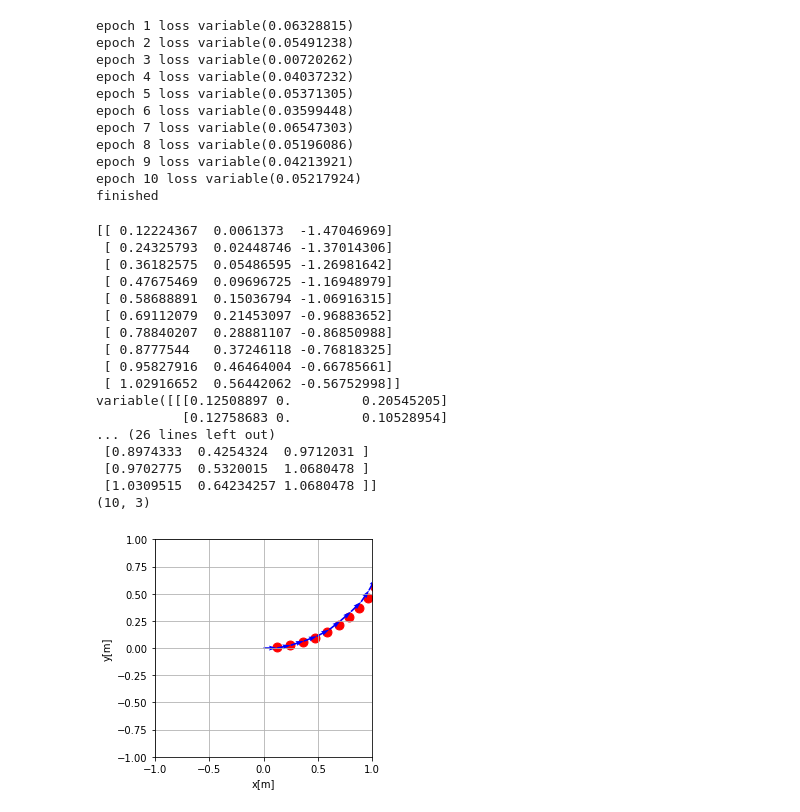
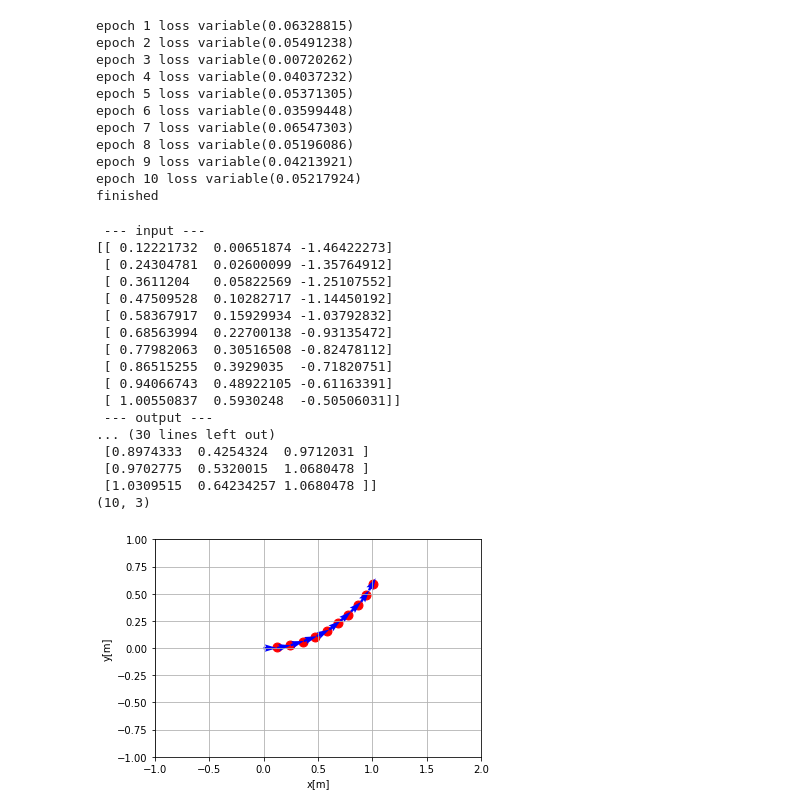
Before and after one commit to yotaseki/ROS-Cart, a Jupyter notebook: script/Train.ipynb, the cells around one changed output. Drawn from its saved outputs; the diff is of its cells as text; code cells hidden in the pictures.

```diff
--- a/script/Train.ipynb
+++ b/script/Train.ipynb
@@ -208,48 +208,52 @@ finished
 # %%
 x_path = data.make_arc_path_2(int(DATA_NUM_WAYPOINTS*DATA_SPACE+1),xp.random.rand()*(2*xp.pi/3)-xp.pi/3) # -60 ~ 60 deg
 x_path_es,_ = data.get_evenly_spaced_points(x_path,DATA_SPACE)
 x_test = x_path_es[0:DATA_NUM_WAYPOINTS]
 x = xp.ravel(x_test[:,0:2])
 x = Variable(xp.array([x],dtype=xp.float32))
 y = model(x)
 # zero-padding
 pad = Variable(xp.zeros((1,DATA_NUM_WAYPOINTS,1),dtype=xp.float32))
 y_pad = F.concat((y,pad),axis=2)
 y_pad = F.permutate(y_pad, xp.array([0,2,1],'i'), axis=2)
+print(' --- input --- ')
 print(x_test)
-print(y_pad)
+print(' --- output --- ')
+print(y_pad.data)
 # loss
 z_true = x_test
 z = y_pad[0,0]
 e = error_squares(z,z_true[0])
+print(' --- error --- ')
 print('loss:',e)
 Z = xp.array([([0,0,0]),(z.data)],dtype='float32')
 for step in range(1,DATA_NUM_STEP):
     z = oplus(z,y_pad[0,step])
     e = error_squares(z,z_true[step])
     print('loss:',e)
     Z = xp.vstack((Z,z.data))
+print(' --- trajectory --- ')
 print(Z)
 print(z_true.shape)
-plot_path(Z,z_true,[-1,1],[-1,1])
+plot_path(Z,z_true,[-1,2],[-1,1])
 # %% [output]
-[[ 0.12224367  0.0061373  -1.47046969]
- [ 0.24325793  0.02448746 -1.37014306]
- [ 0.36182575  0.05486595 -1.26981642]
- [ 0.47675469  0.09696725 -1.16948979]
- [ 0.58688891  0.15036794 -1.06916315]
- [ 0.69112079  0.21453097 -0.96883652]
- [ 0.78840207  0.28881107 -0.86850988]
- [ 0.8777544   0.37246118 -0.76818325]
- [ 0.95827916  0.46464004 -0.66785661]
- [ 1.02916652  0.56442062 -0.56752998]]
-variable([[[0.12508897 0.         0.20545205]
-           [0.12758683 0.         0.10528954]
-... (26 lines left out)
+ --- input ---
+[[ 0.12221732  0.00651874 -1.46422273]
+ [ 0.24304781  0.02600099 -1.35764912]
+ [ 0.3611204   0.05822569 -1.25107552]
+ [ 0.47509528  0.10282717 -1.14450192]
+ [ 0.58367917  0.15929934 -1.03792832]
+ [ 0.68563994  0.22700138 -0.93135472]
+ [ 0.77982063  0.30516508 -0.82478112]
+ [ 0.86515255  0.3929035  -0.71820751]
+ [ 0.94066743  0.48922105 -0.61163391]
+ [ 1.00550837  0.5930248  -0.50506031]]
+ --- output ---
+... (30 lines left out)
  [0.8974333  0.4254324  0.9712031 ]
  [0.9702775  0.5320015  1.0680478 ]
  [1.0309515  0.64234257 1.0680478 ]]
 (10, 3)
-[figure, old version]
+[figure, new version]
 # %%
 serializers.save_npz('tmp.npz', model)
```
Also changed, not shown: 2 other files.
